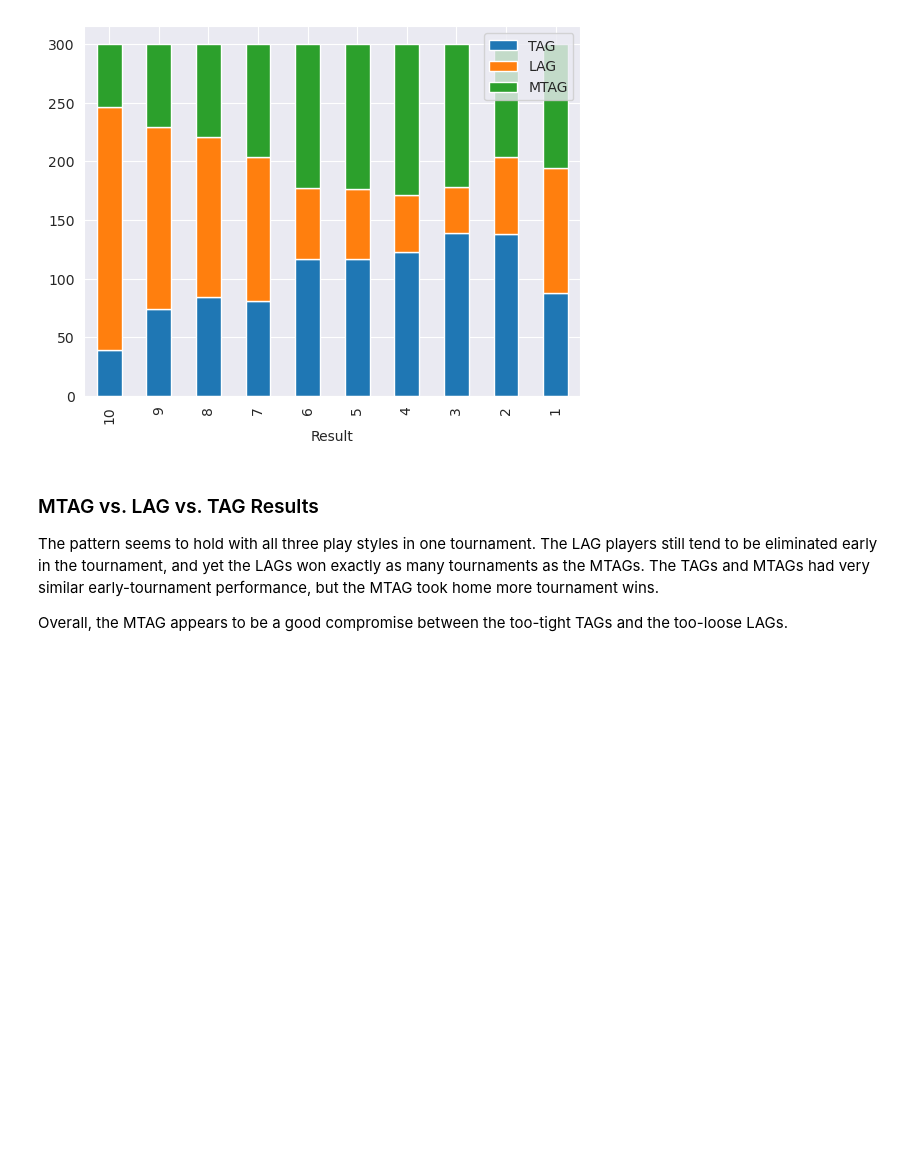
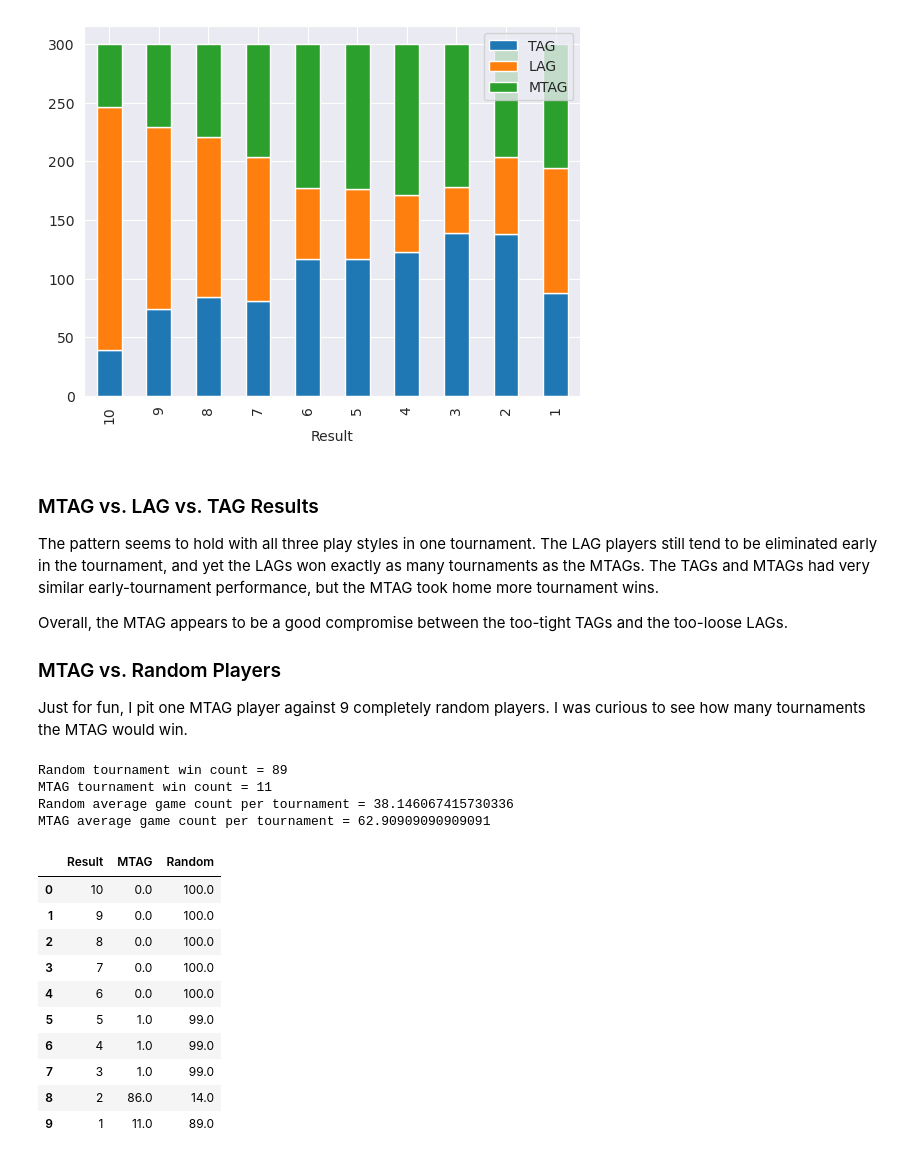
Before and after one commit to AlexMGitHub/DeepShark, a Jupyter notebook: src/deepshark/Jupyter/heuristic_tournament_results.ipynb, the cells around one changed output. Saved outputs shown, nothing was run; the diff lists cells and outputs as text; code cells hidden in the pictures; blank space fills up the shorter version.

```diff
--- a/src/deepshark/Jupyter/heuristic_tournament_results.ipynb
+++ b/src/deepshark/Jupyter/heuristic_tournament_results.ipynb
@@ -412,3 +412,7 @@ mtag_lag_tag_df.set_index("Result").plot(kind='bar', stacked=True)
 The pattern seems to hold with all three play styles in one tournament.  The LAG players still tend to be eliminated early in the tournament, and yet the LAGs won exactly as many tournaments as the MTAGs.  The TAGs and MTAGs had very similar early-tournament performance, but the MTAG took home more tournament wins.
 
 Overall, the MTAG appears to be a good compromise between the too-tight TAGs and the too-loose LAGs.
+
+### MTAG vs. Random Players
+
+Just for fun, I pit one MTAG player against 9 completely random players.  I was curious to see how many tournaments the MTAG would win.
@@ -414,0 +423,61 @@ Overall, the MTAG appears to be a good compromise between the too-tight TAGs and
+# %%
+# Post-process tournament results
+###############################################################################
+random_count = 0
+mtag_count = 0
+
+random_game_count = []
+mtag_game_count = []
+
+for summ in summary_list:
+    tourn_winner = summ.finishing_order[summ.initial_player_count-1]
+    if summ.player_ai_types[tourn_winner] == 5:
+        mtag_count += 1
+        mtag_game_count.append(summ.game_eliminated[summ.initial_player_count-1])
+    elif summ.player_ai_types[tourn_winner] == 0:
+        random_count += 1
+        random_game_count.append(summ.game_eliminated[summ.initial_player_count-1])
+
+print(f"Random tournament win count = {random_count}")
+print(f"MTAG tournament win count = {mtag_count}")
+
+print(f"Random average game count per tournament = {np.average(random_game_count)}")
+print(f"MTAG average game count per tournament = {np.average(mtag_game_count)}")
+# %% [output]
+Random tournament win count = 89
+MTAG tournament win count = 11
+Random average game count per tournament = 38.146067415730336
+MTAG average game count per tournament = 62.90909090909091
+# %%
+mtag_finishing_order_arr = np.zeros(10)
+random_finishing_order_arr = np.zeros(10)
+
+for summ in summary_list:
+    for idx, plyr in enumerate(summ.finishing_order):
+        if summ.player_ai_types[plyr] == 5: # MTAG
+            mtag_finishing_order_arr[idx] += 1
+        elif summ.player_ai_types[plyr] == 0: # Random
+            random_finishing_order_arr[idx] += 1
+
+cnt = summ.initial_player_count
+mtag_random_df = pd.DataFrame(
+    {
+        "Result": [cnt-idx for idx in range(cnt)],
+        "MTAG": [x for x in mtag_finishing_order_arr],
+        "Random": [x for x in random_finishing_order_arr]
+    }
+)
+
+mtag_random_df
+# %% [output]
+|  | Result | MTAG | Random |
+| 0 | 10 | 0.0 | 100.0 |
+| 1 | 9 | 0.0 | 100.0 |
+| 2 | 8 | 0.0 | 100.0 |
+| 3 | 7 | 0.0 | 100.0 |
+| 4 | 6 | 0.0 | 100.0 |
+| 5 | 5 | 1.0 | 99.0 |
+| 6 | 4 | 1.0 | 99.0 |
+| 7 | 3 | 1.0 | 99.0 |
+| 8 | 2 | 86.0 | 14.0 |
+| 9 | 1 | 11.0 | 89.0 |
```
Also changed, not shown: parts of 3 cells of this notebook, 8 other files.
